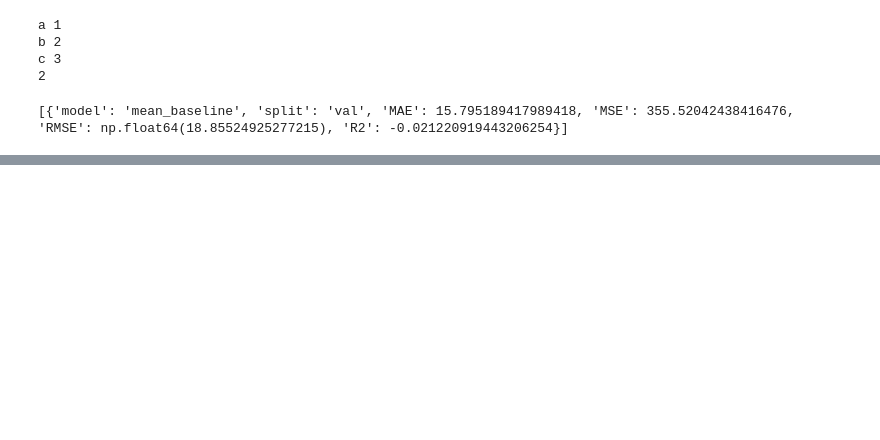
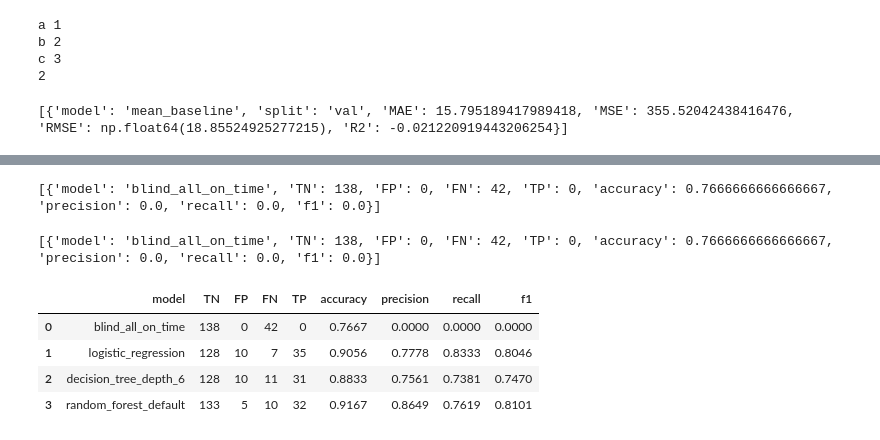
Before and after one commit to udaymaroju/masai-aiml-capstone-project, a Jupyter notebook: temp.ipynb, the cells around one changed output, grey strips where cells are left out. Saved outputs shown, nothing was run; the diff lists cells and outputs as text; code cells hidden in the pictures; blank space fills up the shorter version.

```diff
--- a/temp.ipynb
+++ b/temp.ipynb
@@ -666,0 +685,2 @@ final_model = candidate_model[final_model['model'] == top_two_models[0]].copy()
+# %%
+data = pd.read_csv("data/modelling_table.csv")
@@ -666,0 +704,3 @@ final_model = candidate_model[final_model['model'] == top_two_models[0]].copy()
+# %%
+x_train, x_temp, y_train, y_temp = train_test_split(x, y, test_size=0.3, random_state=42, stratify=y)
+x_val, x_test, y_val, y_test = train_test_split(x_temp, y_temp, test_size=0.5, random_state=42, stratify=y_temp)
@@ -666,0 +771,26 @@ final_model = candidate_model[final_model['model'] == top_two_models[0]].copy()
+# %%
+model_rows = []
+
+model_rows.append({"model": "blind_all_on_time", **blind_result})
+
+print(model_rows)
+# %% [output]
+[{'model': 'blind_all_on_time', 'TN': 138, 'FP': 0, 'FN': 42, 'TP': 0, 'accuracy': 0.7666666666666667, 'precision': 0.0, 'recall': 0.0, 'f1': 0.0}]
+# %%
+print(model_rows)
+# %% [output]
+[{'model': 'blind_all_on_time', 'TN': 138, 'FP': 0, 'FN': 42, 'TP': 0, 'accuracy': 0.7666666666666667, 'precision': 0.0, 'recall': 0.0, 'f1': 0.0}]
+# %%
+logistic_model = Pipeline([
+    ("scaler", StandardScaler()),
+    ("model", LogisticRegression())
+])
+
+logistic_model.fit(x_train, y_train)
+logistic_pred = logistic_model.predict(x_val)
+logistic_result = classification_metrics(
+    y_true=y_val,
+    y_pred=logistic_pred
+)
+
+model_rows.append({"model": "logistic_regression", **logistic_result})
@@ -666,0 +856,13 @@ final_model = candidate_model[final_model['model'] == top_two_models[0]].copy()
+# %%
+models_df = pd.DataFrame(
+    model_rows,
+    columns=["model", "TN", "FP", "FN", "TP", "accuracy", "precision", "recall", "f1"]
+    )
+
+models_df.round(4).head()
+# %% [output]
+|  | model | TN | FP | FN | TP | accuracy | precision | recall | f1 |
+| 0 | blind_all_on_time | 138 | 0 | 42 | 0 | 0.7667 | 0.0000 | 0.0000 | 0.0000 |
+| 1 | logistic_regression | 128 | 10 | 7 | 35 | 0.9056 | 0.7778 | 0.8333 | 0.8046 |
+| 2 | decision_tree_depth_6 | 128 | 10 | 11 | 31 | 0.8833 | 0.7561 | 0.7381 | 0.7470 |
+| 3 | random_forest_default | 133 | 5 | 10 | 32 | 0.9167 | 0.8649 | 0.7619 | 0.8101 |
```
Also changed, not shown: parts of 30 cells of this notebook, 15 other files.
